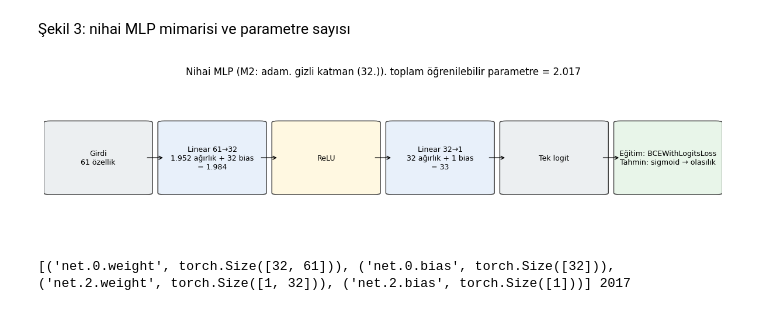
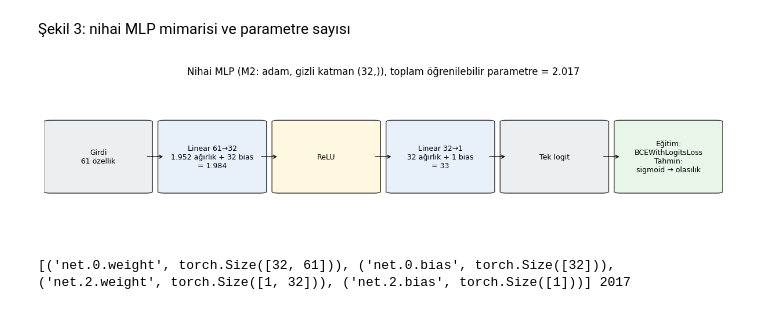
Before and after one commit to halilcankaroglu/yzm511-midterm-mlp, a Jupyter notebook: 03_final_test.ipynb, the cells around one changed output. Drawn from its saved outputs; the diff is of its cells as text; code cells hidden in the pictures.

```diff
--- a/03_final_test.ipynb
+++ b/03_final_test.ipynb
@@ -465,33 +465,34 @@ plt.tight_layout(); plt.savefig("figures/fig1_nested_cv_flow.png", dpi=150); plt
 # %%
 import joblib, torch
 
 final = json.load(open("results/final_hyperparameters.json"))
 pre = joblib.load("models/mlp_seed0_pre.joblib")
 n_in = pre.transform(X_dev.head(1)).shape[1]
 state = torch.load("models/mlp_seed0.pt")
 layers = [(k, v.shape) for k, v in state.items()]
 n_total = sum(v.numel() for v in state.values())
 h = final["config"]["hidden_layers"][0]
 
 fig, ax = plt.subplots(figsize=(12, 3.2)); ax.axis("off")
 items = [(f"Girdi\n{n_in} özellik", "#eceff1"),
          (f"Linear {n_in}→{h}\n{n_in*h:,} ağırlık + {h} bias\n= {n_in*h + h:,}".replace(",", "."), "#e8f0fa"),
          ("ReLU", "#fff8e1"),
          (f"Linear {h}→1\n{h} ağırlık + 1 bias\n= {h + 1}", "#e8f0fa"),
          ("Tek logit", "#eceff1"),
-         ("Eğitim: BCEWithLogitsLoss\nTahmin: sigmoid → olasılık", "#e8f5e9")]
+         ("Eğitim:\nBCEWithLogitsLoss\nTahmin:\nsigmoid → olasılık", "#e8f5e9")]
 xs = np.linspace(.08, .92, len(items))
 for (t, c), x in zip(items, xs):
     box(ax, x, .5, t, w=.14, h=.45, fc=c)
 for a, b in zip(xs[:-1], xs[1:]):
     arrow(ax, a + .07, .5, b - .07, .5)
+total_str = f"{n_total:,}".replace(",", ".")
 ax.set_title(f"Nihai MLP ({final['selected_code']}: {final['config']['optimizer']}, "
-             f"gizli katman ({h},)), toplam öğrenilebilir parametre = {n_total:,}".replace(",", "."))
+             f"gizli katman ({h},)), toplam öğrenilebilir parametre = {total_str}")
 ax.set_xlim(0, 1); ax.set_ylim(0, 1)
 plt.tight_layout(); plt.savefig("figures/fig3_mlp_architecture.png", dpi=150); plt.show()
 print(layers, n_total)
 # %% [output]
-[figure, old version]
+[figure, new version]
 [('net.0.weight', torch.Size([32, 61])), ('net.0.bias', torch.Size([32])), ('net.2.weight', torch.Size([1, 32])), ('net.2.bias', torch.Size([1]))] 2017
 # %%
 !git pull --rebase
```
Also changed, not shown: parts of 1 cell of this notebook.
